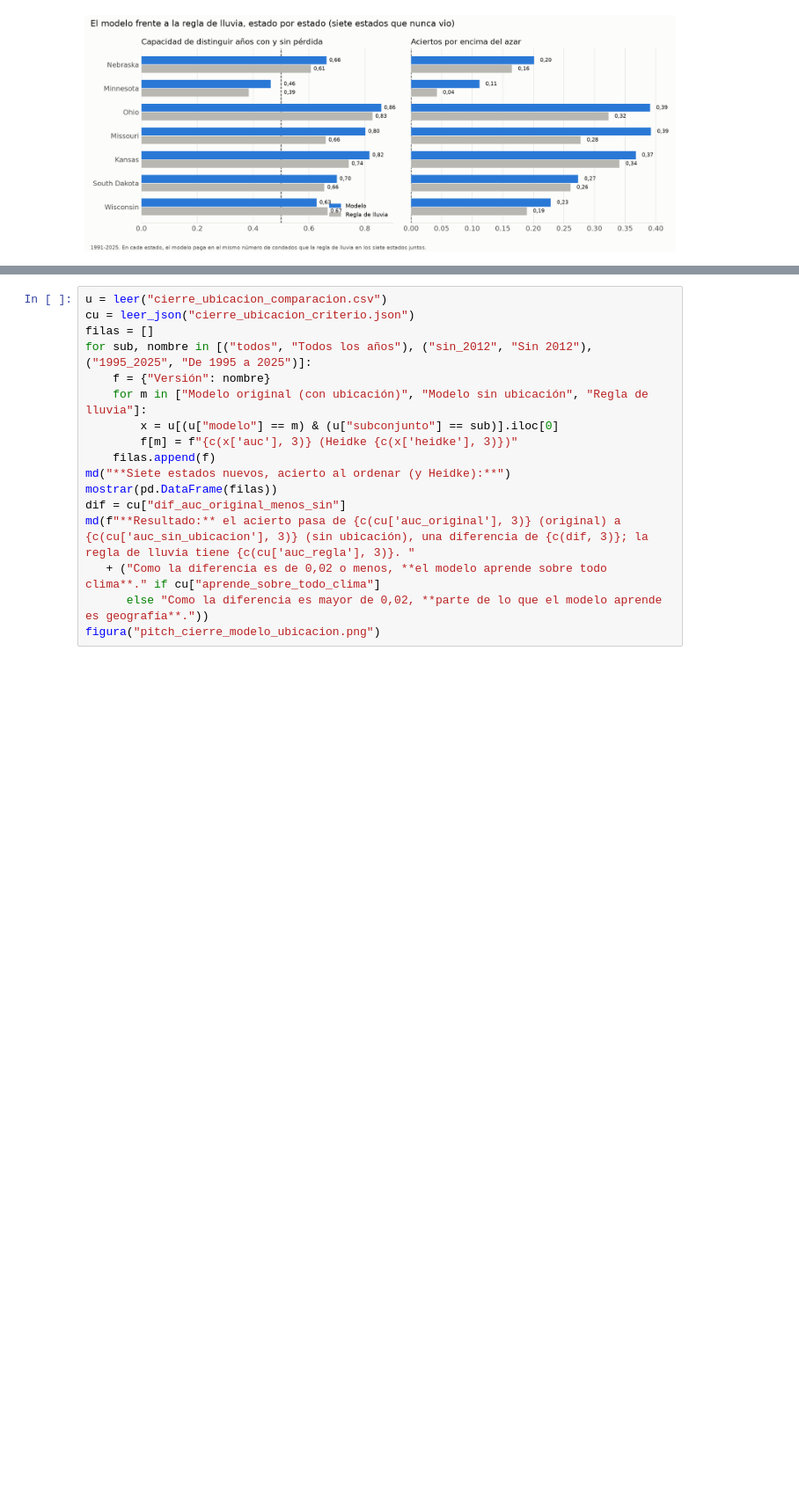
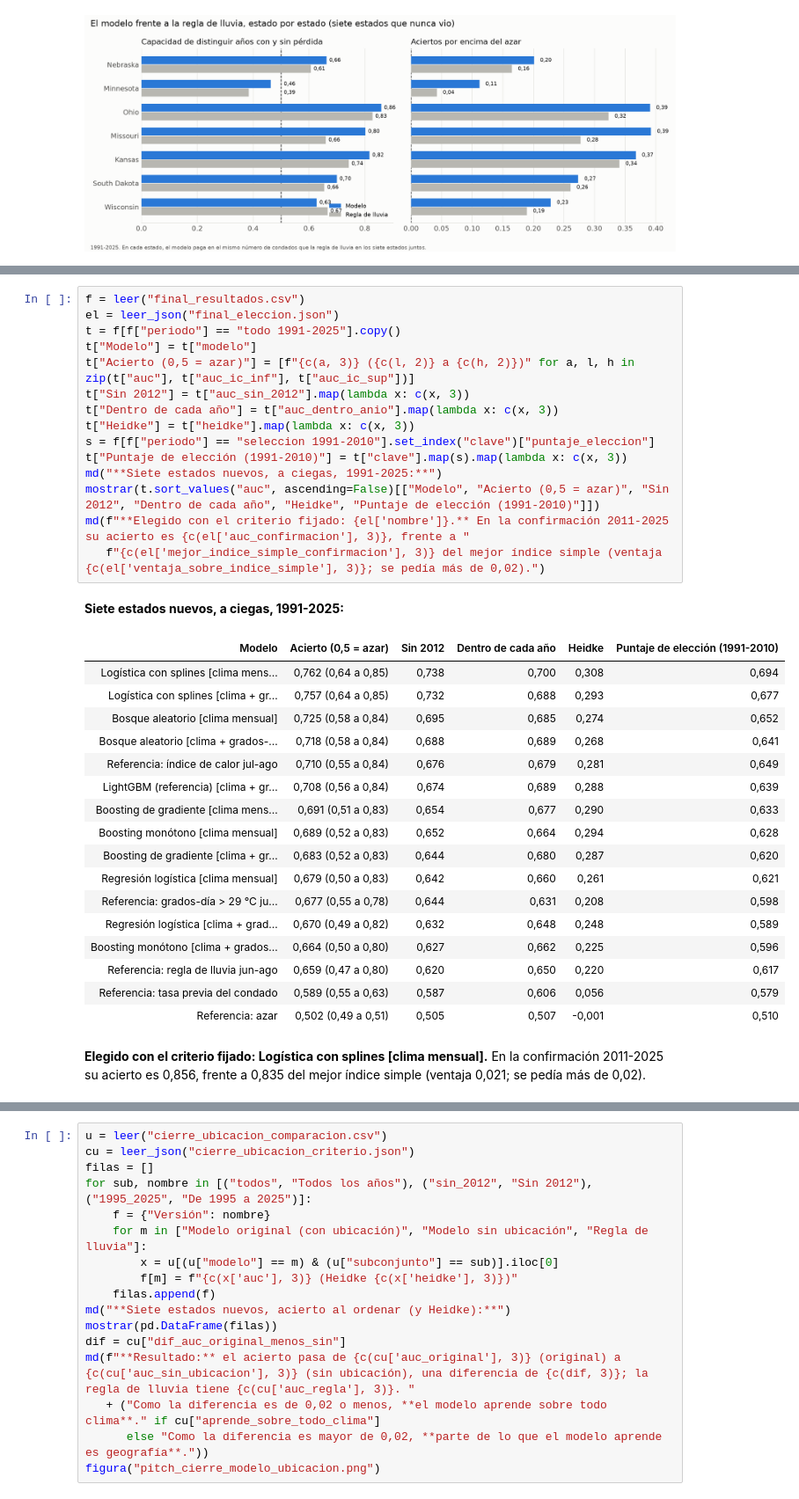
Before and after one commit to victorgaleano20/seguro-parametrico-agro, a Jupyter notebook: notebooks/proyecto_final.ipynb, the cells around one changed output, grey strips where cells are left out. Shown at 88% size. Saved outputs shown, nothing was run; the diff lists cells and outputs as text; blank space fills up the shorter version.

```diff
--- a/notebooks/proyecto_final.ipynb
+++ b/notebooks/proyecto_final.ipynb
@@ -256,0 +271,35 @@ figura("pitch_ciegas_por_estado.png", 760)
+# %%
+f = leer("final_resultados.csv")
+el = leer_json("final_eleccion.json")
+t = f[f["periodo"] == "todo 1991-2025"].copy()
+t["Modelo"] = t["modelo"]
+t["Acierto (0,5 = azar)"] = [f"{c(a, 3)} ({c(l, 2)} a {c(h, 2)})" for a, l, h in zip(t["auc"], t["auc_ic_inf"], t["auc_ic_sup"])]
+t["Sin 2012"] = t["auc_sin_2012"].map(lambda x: c(x, 3))
+t["Dentro de cada año"] = t["auc_dentro_anio"].map(lambda x: c(x, 3))
+t["Heidke"] = t["heidke"].map(lambda x: c(x, 3))
+s = f[f["periodo"] == "seleccion 1991-2010"].set_index("clave")["puntaje_eleccion"]
+t["Puntaje de elección (1991-2010)"] = t["clave"].map(s).map(lambda x: c(x, 3))
+md("**Siete estados nuevos, a ciegas, 1991-2025:**")
+mostrar(t.sort_values("auc", ascending=False)[["Modelo", "Acierto (0,5 = azar)", "Sin 2012", "Dentro de cada año", "Heidke", "Puntaje de elección (1991-2010)"]])
+md(f"**Elegido con el criterio fijado: {el['nombre']}.** En la confirmación 2011-2025 su acierto es {c(el['auc_confirmacion'], 3)}, frente a "
+   f"{c(el['mejor_indice_simple_confirmacion'], 3)} del mejor índice simple (ventaja {c(el['ventaja_sobre_indice_simple'], 3)}; se pedía más de 0,02).")
+# %% [output]
+**Siete estados nuevos, a ciegas, 1991-2025:**
+| Modelo | Acierto (0,5 = azar) | Sin 2012 | Dentro de cada año | Heidke | Puntaje de elección (1991-2010) |
+| Logística con splines [clima mens... | 0,762 (0,64 a 0,85) | 0,738 | 0,700 | 0,308 | 0,694 |
+| Logística con splines [clima + gr... | 0,757 (0,64 a 0,85) | 0,732 | 0,688 | 0,293 | 0,677 |
+| Bosque aleatorio [clima mensual] | 0,725 (0,58 a 0,84) | 0,695 | 0,685 | 0,274 | 0,652 |
+| Bosque aleatorio [clima + grados-... | 0,718 (0,58 a 0,84) | 0,688 | 0,689 | 0,268 | 0,641 |
+| Referencia: índice de calor jul-ago | 0,710 (0,55 a 0,84) | 0,676 | 0,679 | 0,281 | 0,649 |
+| LightGBM (referencia) [clima + gr... | 0,708 (0,56 a 0,84) | 0,674 | 0,689 | 0,288 | 0,639 |
+| Boosting de gradiente [clima mens... | 0,691 (0,51 a 0,83) | 0,654 | 0,677 | 0,290 | 0,633 |
+| Boosting monótono [clima mensual] | 0,689 (0,52 a 0,83) | 0,652 | 0,664 | 0,294 | 0,628 |
+| Boosting de gradiente [clima + gr... | 0,683 (0,52 a 0,83) | 0,644 | 0,680 | 0,287 | 0,620 |
+| Regresión logística [clima mensual] | 0,679 (0,50 a 0,83) | 0,642 | 0,660 | 0,261 | 0,621 |
+| Referencia: grados-día > 29 °C ju... | 0,677 (0,55 a 0,78) | 0,644 | 0,631 | 0,208 | 0,598 |
+| Regresión logística [clima + grad... | 0,670 (0,49 a 0,82) | 0,632 | 0,648 | 0,248 | 0,589 |
+| Boosting monótono [clima + grados... | 0,664 (0,50 a 0,80) | 0,627 | 0,662 | 0,225 | 0,596 |
+| Referencia: regla de lluvia jun-ago | 0,659 (0,47 a 0,80) | 0,620 | 0,650 | 0,220 | 0,617 |
+| Referencia: tasa previa del condado | 0,589 (0,55 a 0,63) | 0,587 | 0,606 | 0,056 | 0,579 |
+| Referencia: azar | 0,502 (0,49 a 0,51) | 0,505 | 0,507 | -0,001 | 0,510 |
+**Elegido con el criterio fijado: Logística con splines [clima mensual].** En la confirmación 2011-2025 su acierto es 0,856, frente a 0,835 del mejor índice simple (ventaja 0,021; se pedía más de 0,02).
```
Also changed, not shown: parts of 24 cells of this notebook, 14 other files.
